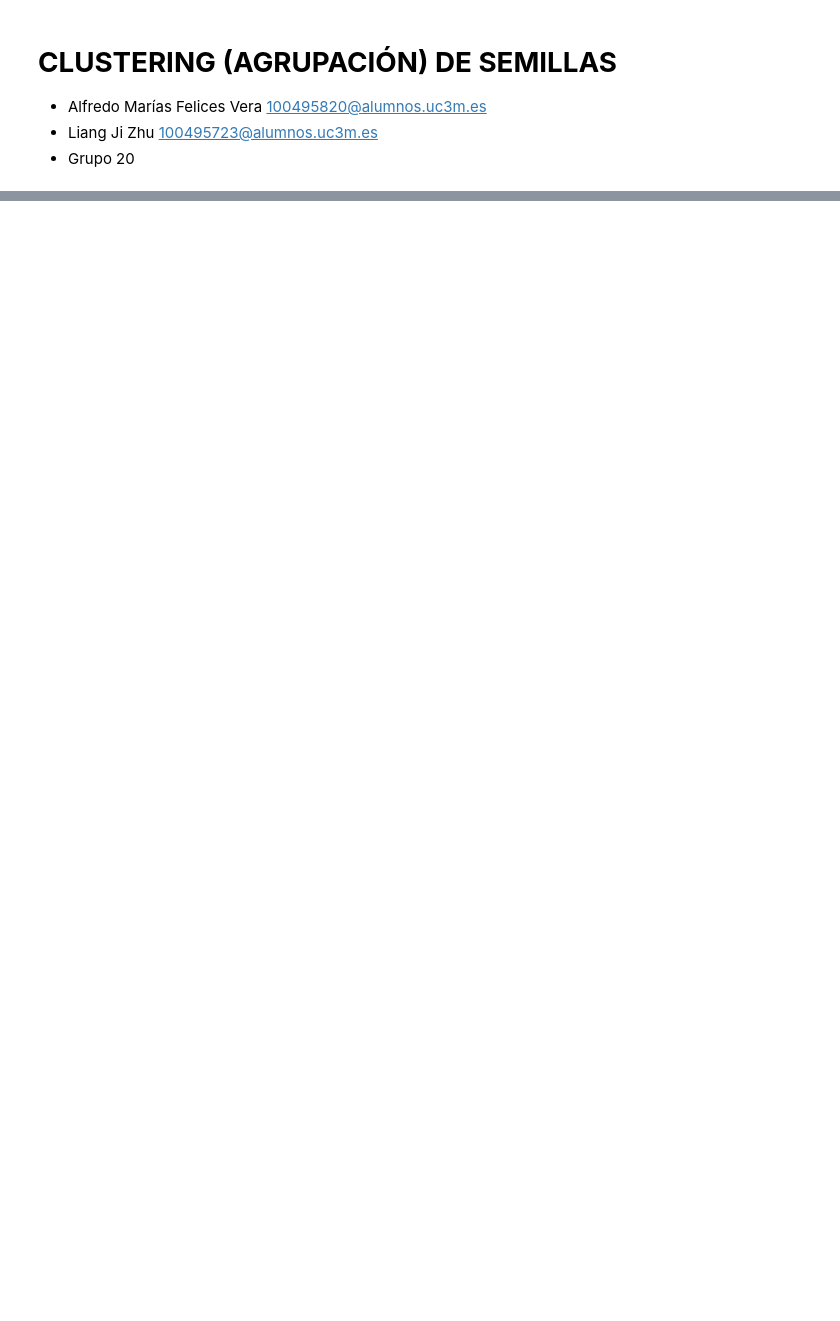
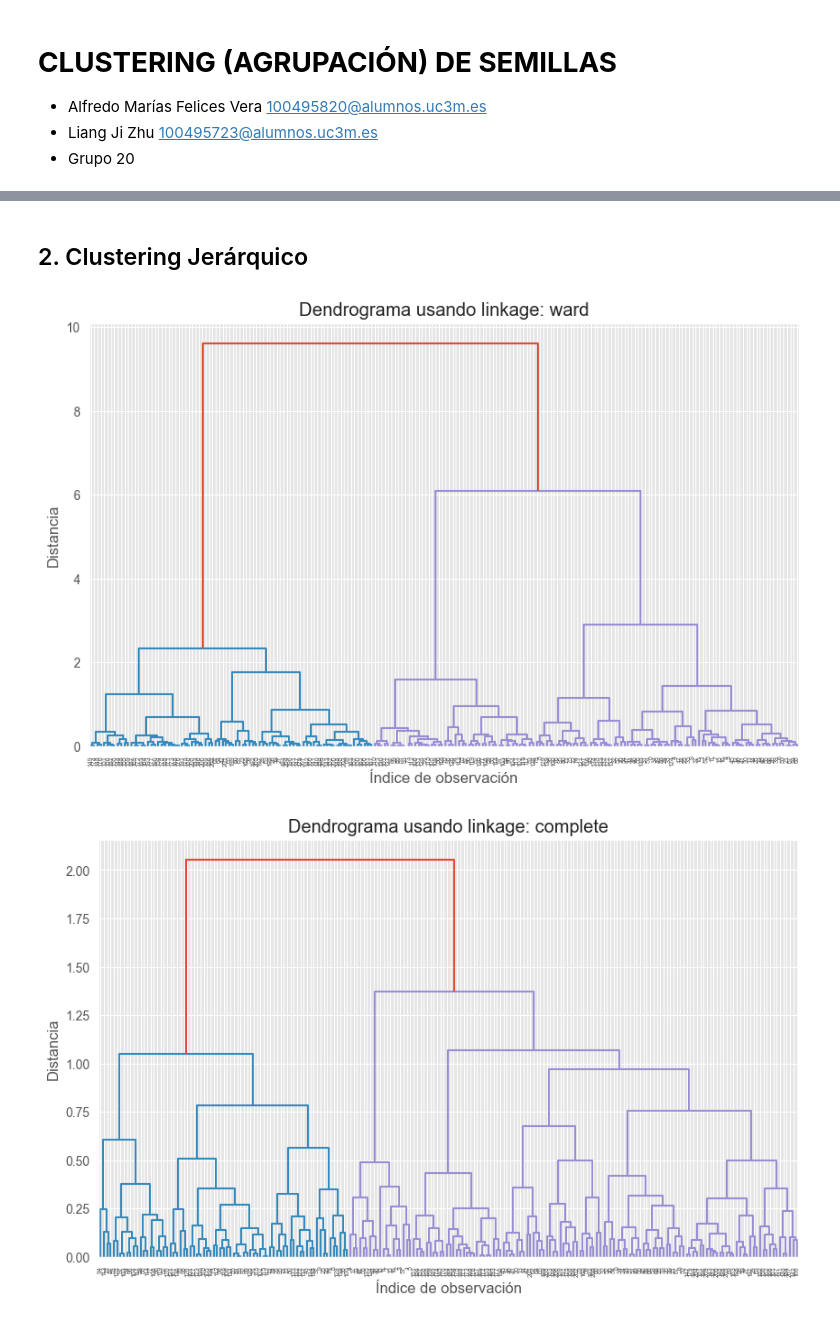
Before and after one commit to liangjizhu/Aprendizaje-Automatico-lab-2, a Jupyter notebook: notebook1.ipynb, the cells around one changed output, grey strips where cells are left out. Saved outputs shown, nothing was run; the diff lists cells and outputs as text; code cells hidden in the pictures; blank space fills up the shorter version.

```diff
--- a/notebook1.ipynb
+++ b/notebook1.ipynb
@@ -56,0 +161,19 @@ plt.show()
+# %% [markdown]
+## 2. Clustering Jerárquico
+# %%
+# Crear dendrograma para determinar el número de clusters
+linkage_methods = ['ward', 'complete', 'average', 'single']
+
+for method in linkage_methods:
+    plt.figure(figsize=(10, 6))
+    # Calcular la matriz de linkage para el método actual
+    linkage_matrix = linkage(X_2D, method=method)
+    # Graficar el dendrograma
+    dendrogram(linkage_matrix)
+    plt.title(f'Dendrograma usando linkage: {method}')
+    plt.xlabel('Índice de observación')
+    plt.ylabel('Distancia')
+    plt.show()
+# %% [output]
+[figure, added]
+[figure, added]
```
Also changed, not shown: parts of 29 cells of this notebook, 3 other files.
